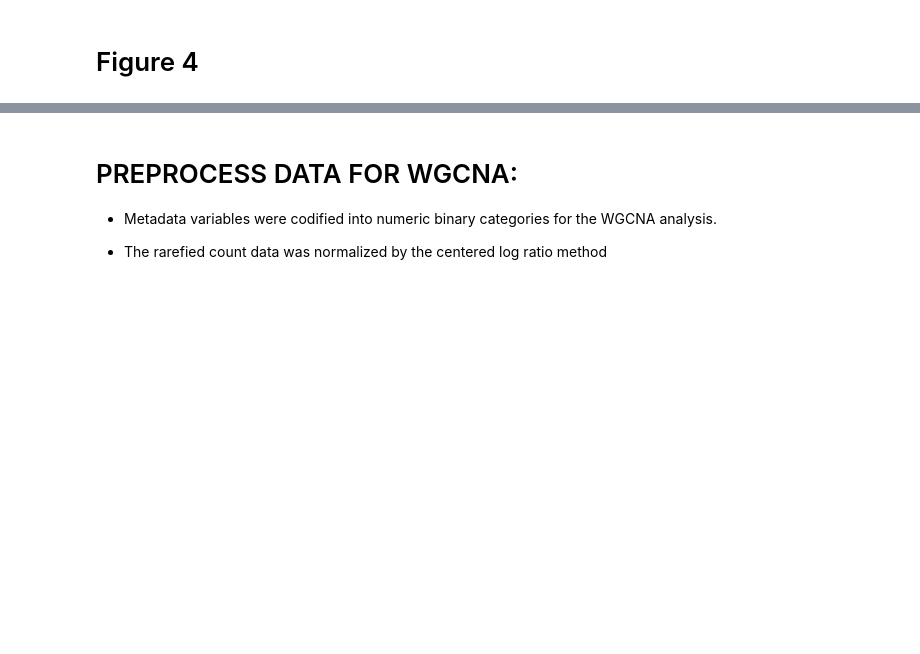
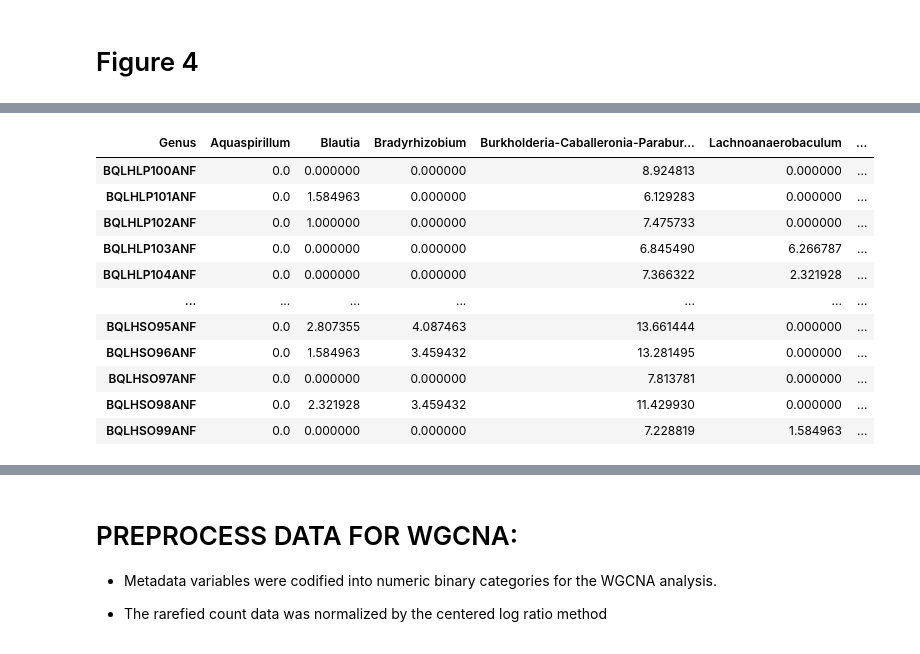
Before and after one commit to GERMAN00VP/postcovid-bronchiolitis-microbiome-analysis, a Jupyter notebook: Main_abalysis.ipynb, the cells around one changed output, grey strips where cells are left out. Drawn from its saved outputs; the diff is of its cells as text; code cells hidden in the pictures; blank space fills up the shorter version.

```diff
--- a/Main_abalysis.ipynb
+++ b/Main_abalysis.ipynb
@@ -905,39 +731,60 @@ res_table.to_csv("Lasso/wheez_comparison/results_table.csv")
 # %%
-# Extract genus
-diff_abundances = pd.read_csv("/home/ucm-user/Documentos/BQL_ANALYSIS/Abundances/ANF_WHEEZING_ANCOMBC2.csv",index_col=0)
 
-dif_genus = diff_abundances.loc[(abs(diff_abundances['lfc_Respiratory.syncytial.virusYes'])>1) & (diff_abundances['q_Respiratory.syncytial.virusYes'] <0.05) ].taxon.map(lambda x: x.split(":")[1] if x.split(":")[0]!="Family" else "")
+diff_abundances = pd.read_csv(
+    "/home/ucm-user/Documentos/BQL_ANALYSIS/Abundances/ANF_WHEEZING_ANCOMBC2.csv",
+    index_col=0
+)
 
-sel_genus = dif_genus.loc[dif_genus!=""].tolist()
+dif_genus = diff_abundances.loc[
+    (abs(diff_abundances['lfc_Wheezing.treatmentYes']) > 1) &
+    (diff_abundances['q_Wheezing.treatmentYes'] < 0.05)
+].taxon.map(lambda x: x.split(":")[1] if x.split(":")[0]!="Family" else "")
 
+sel_genus = dif_genus[dif_genus != ""].tolist()
 
-# EXTRACT THE SIGNIFICANT GENUS AGREGGATED COUNTS
-df_genus = pd.DataFrame(bql_anf_brq.adata.X[:,bql_anf_brq.adata.var.Genus.map(lambda x: x in sel_genus)],index=bql_anf_brq.adata.obs_names).T
-df_genus["Genus"] = bql_anf_brq.adata.var.Genus[bql_anf_brq.adata.var.Genus.map(lambda x: x in sel_genus)].tolist()
+df_genus = pd.DataFrame(
+    bql_anf_brq.adata.X[:, bql_anf_brq.adata.var.Genus.isin(sel_genus)],
+    index=bql_anf_brq.adata.obs_names
+).T
+
+df_genus["Genus"] = bql_anf_brq.adata.var.Genus[bql_anf_brq.adata.var.Genus.isin(sel_genus)].tolist()
 df_genus = df_genus.groupby("Genus").sum().T
 
-# Preprocess
-variables = []
-cat_vars = ['Wheezing treatment','Respiratory syncytial virus','Breastfeeding', 'Cesarean section','Family history atopy']
-for var in cat_vars:
-    variable = bql_anf_brq.make_dummy(var).astype(int)
-    variables.append(variable[variable.columns[0]])
+# Transformación log2
+X = df_genus.apply(log2_plus1, axis=1)
 
-categorical_covars = pd.concat(variables,axis=1)
+# Target
+y = (bql_anf_brq.adata.obs["Wheezing treatment"] == "Wheezing").astype(int)
 
-covariables = pd.concat([categorical_covars,bql_anf_brq.adata.obs[['Age']]],axis=1)
+# =====================================================
+# 2. SELECCIÓN DE VARIABLES CON LASSO CV=5
+# =====================================================
 
+scaler = StandardScaler()
+Xs = scaler.fit_transform(X)
 
-X = pd.concat([df_genus,covariables],axis=1).dropna()
+lasso_cv = LogisticRegressionCV(
+    Cs=10,
+    cv=5,
+    penalty="l1",
+    solver="liblinear",
+    scoring="roc_auc",
+    max_iter=5000
+)
+lasso_cv.fit(Xs, y)
 
-y = X["Respiratory syncytial virus_RSV"]
+coef = pd.Series(lasso_cv.coef_[0], index=X.columns)
+selected = coef[coef != 0].index.tolist()
 
-X = X.drop("Respiratory syncytial virus_RSV",axis=1)
+print("\n=== VARIABLES SELECCIONADAS POR LASSO ===")
+print(selected)
 
-runner = BootstrapLassoRunner(
-    clr_variables=sel_genus,
-    standardize_variables=sel_genus+["Age"],
-    n_splits_cv=5, penalty="l1"
-)
+X_sel = X[selected]
 
-results = runner.run_many(X, y, n_boot=1000,n_jobs=30)
+X_sel["Wheezing"] = y
+os.makedirs("Predictive_microbiota_analysis/WHEEZING",exist_ok=True)
+
+X_sel.to_csv("Predictive_microbiota_analysis/WHEEZING/Log2_micro_WHEEZING_data.csv")
+
+X_sel
+# %% [output]
@@ -943,0 +793,12 @@ results = runner.run_many(X, y, n_boot=1000,n_jobs=30)
+| Genus | Aquaspirillum | Blautia | Bradyrhizobium | Burkholderia-Caballeronia-Parabur... | Lachnoanaerobaculum | ... |
+| BQLHLP100ANF | 0.0 | 0.000000 | 0.000000 | 8.924813 | 0.000000 | ... |
+| BQLHLP101ANF | 0.0 | 1.584963 | 0.000000 | 6.129283 | 0.000000 | ... |
+| BQLHLP102ANF | 0.0 | 1.000000 | 0.000000 | 7.475733 | 0.000000 | ... |
+| BQLHLP103ANF | 0.0 | 0.000000 | 0.000000 | 6.845490 | 6.266787 | ... |
+| BQLHLP104ANF | 0.0 | 0.000000 | 0.000000 | 7.366322 | 2.321928 | ... |
+| ... | ... | ... | ... | ... | ... | ... |
+| BQLHSO95ANF | 0.0 | 2.807355 | 4.087463 | 13.661444 | 0.000000 | ... |
+| BQLHSO96ANF | 0.0 | 1.584963 | 3.459432 | 13.281495 | 0.000000 | ... |
+| BQLHSO97ANF | 0.0 | 0.000000 | 0.000000 | 7.813781 | 0.000000 | ... |
+| BQLHSO98ANF | 0.0 | 2.321928 | 3.459432 | 11.429930 | 0.000000 | ... |
+| BQLHSO99ANF | 0.0 | 0.000000 | 0.000000 | 7.228819 | 1.584963 | ... |
```
Also changed, not shown: parts of 33 cells of this notebook, 27 other files.
